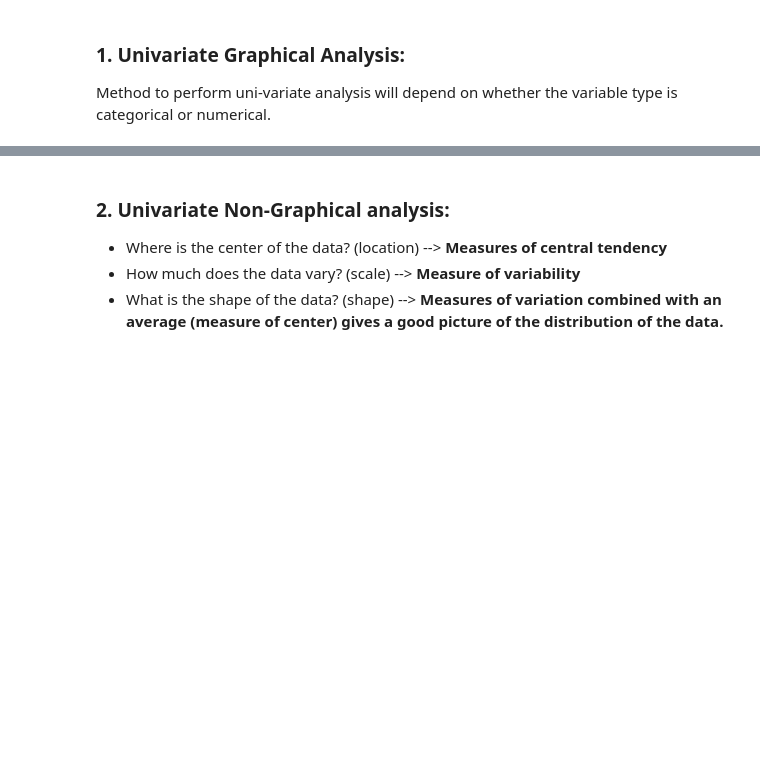
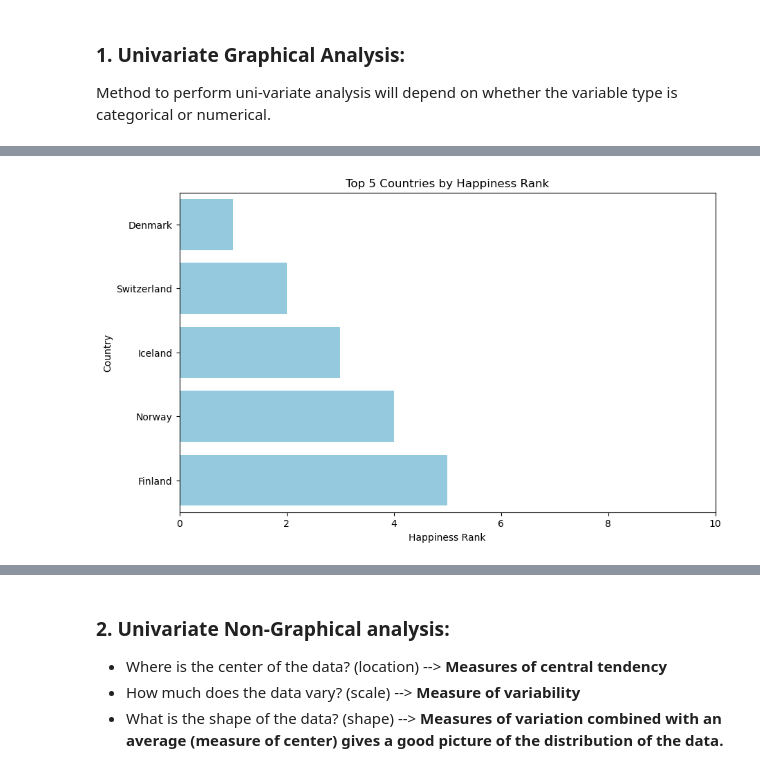
Before and after one commit to Ola033/Usecase-2, a Jupyter notebook: EDA explain templateOla.ipynb, the cells around one changed output, grey strips where cells are left out. Cells and saved outputs as stored; diff of their text form; code cells hidden in the pictures; blank space fills up the shorter version.

```diff
--- a/EDA explain templateOla.ipynb
+++ b/EDA explain templateOla.ipynb
@@ -69,17 +79,5 @@ Data profiling is a comprehensive process of examining the data available in an
 # %%
 # General information about the data
 
-import pandas as pd
-
-
-
-data_2015 = pd.read_csv("C:/Users/LENOVO/OneDrive/Desktop/Tuwaiqpro/Usecase-2/2015.csv")#load the dataset for world happeniss 2015
-data_2015.info()
-
-
-data_2016 = pd.read_csv("C:/Users/LENOVO/OneDrive/Desktop/Tuwaiqpro/Usecase-2/2016.csv")#load the dataset for world happeniss 2016
-data_2016.info()
-
-data_2017 = pd.read_csv("C:/Users/LENOVO/OneDrive/Desktop/Tuwaiqpro/Usecase-2/2017.csv")#load the dataset for world happeniss 2017
-data_2017.info()
+df_data_2015.describe(include='object')
 # %% [output]
@@ -564,0 +471,22 @@ we need to understand the central tendency and spread of the variable (Descripti
+# %%
+
+
+#par plot
+
+# Get the top 5 countries by Happiness Rank (lower is better)
+top_5_countries = data_2016.nsmallest(5, 'Happiness Rank')
+
+# Set up the plot
+plt.figure(figsize=(10, 6))
+sns.barplot(data=top_5_countries, x='Happiness Rank', y='Country', color='skyblue')
+
+# Plot settings
+plt.title('Top 5 Countries by Happiness Rank')
+plt.xlabel('Happiness Rank')
+plt.ylabel('Country')
+
+# Set x-axis limits
+plt.xlim(0, 10)
+plt.show()
+# %% [output]
+[figure, added]
```
Also changed, not shown: parts of 36 cells of this notebook.
